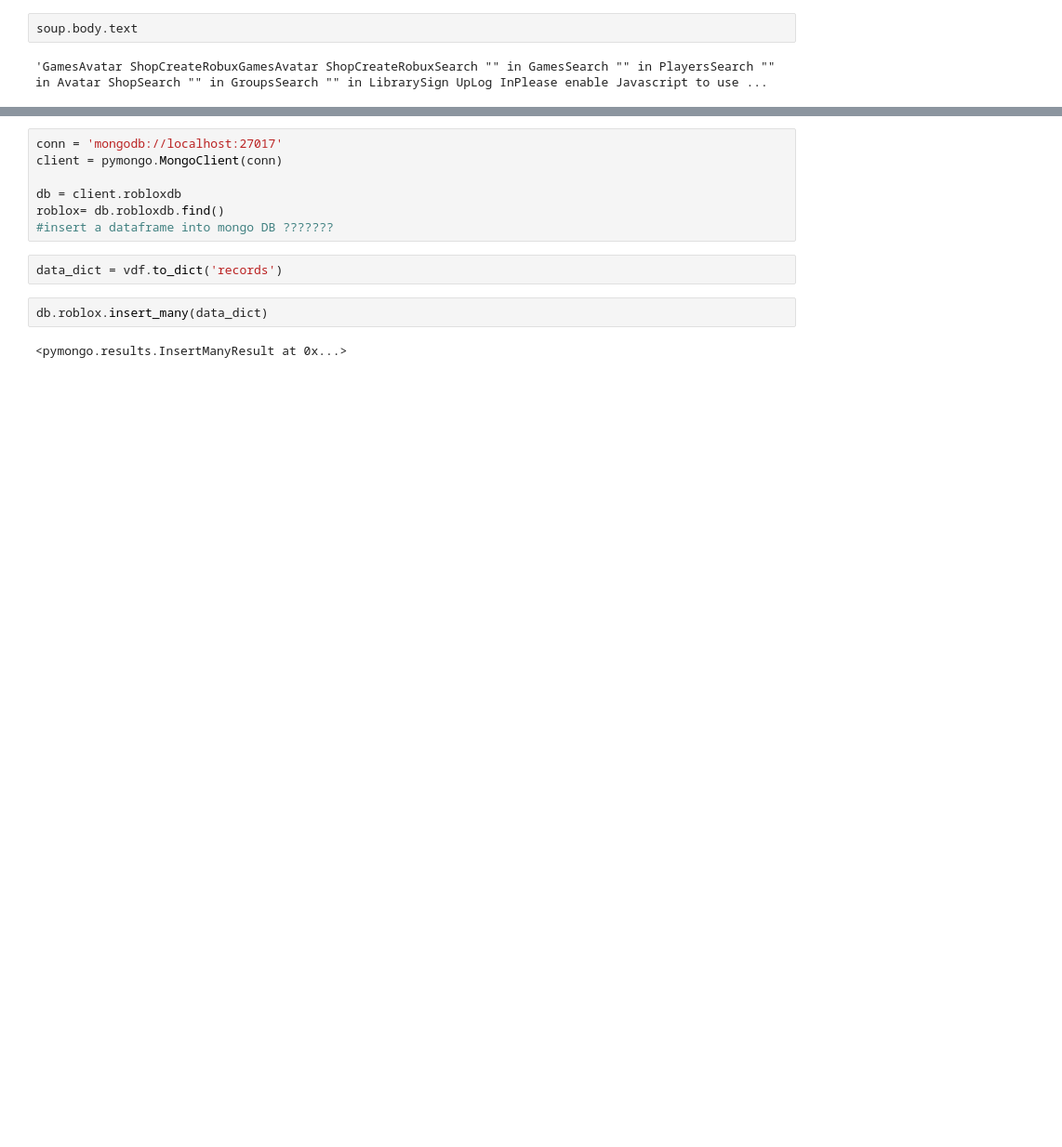
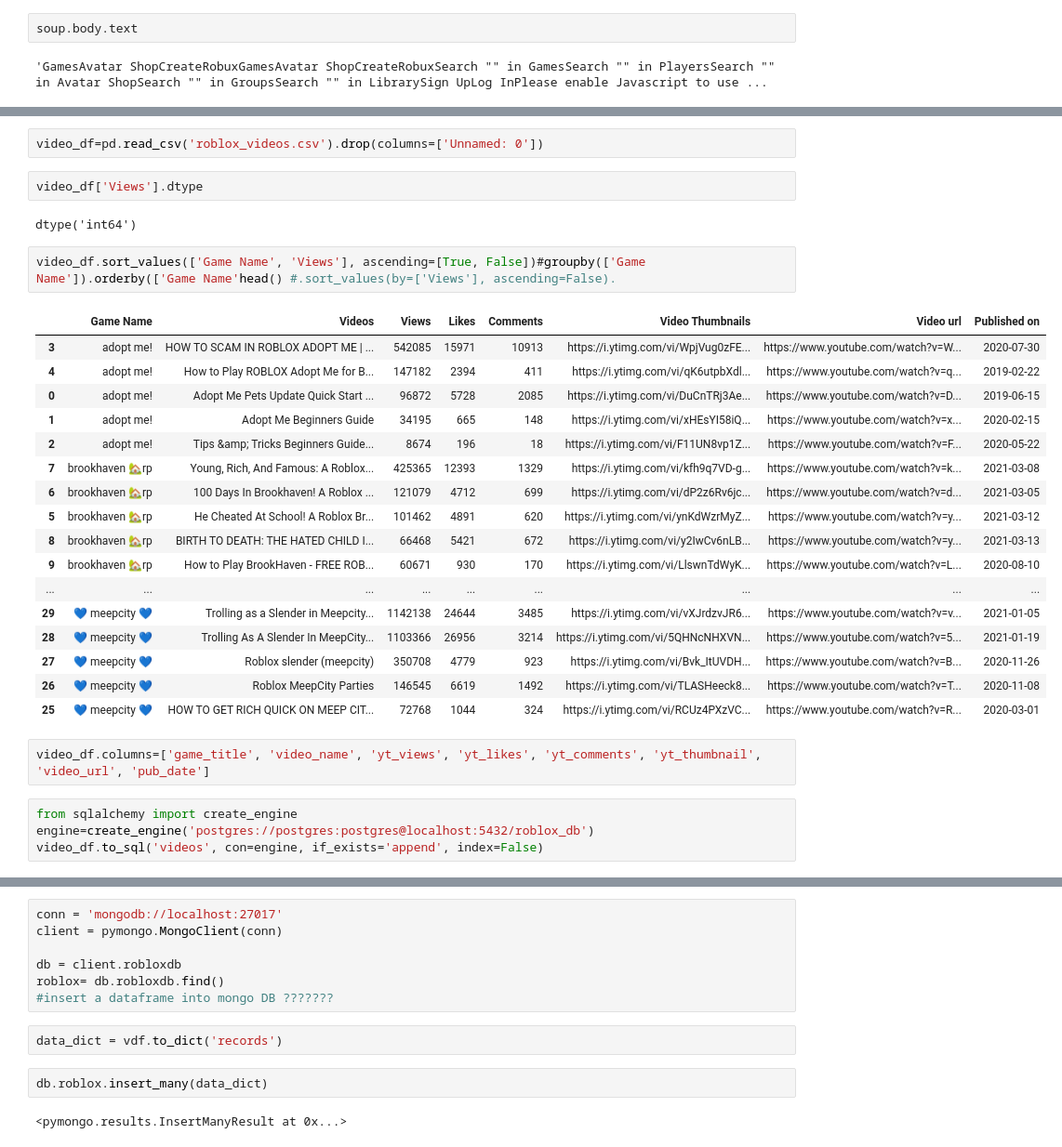
Before and after one commit to swatskool/etl-project-roblox, a Jupyter notebook: combined.ipynb, the cells around one changed output, grey strips where cells are left out. Shown at 93% size. Drawn from its saved outputs; the diff is of its cells as text; blank space fills up the shorter version.

```diff
--- a/combined.ipynb
+++ b/combined.ipynb
@@ -224,0 +300,32 @@ final_df = vdf.merge(sort_df, )
+# %%
+video_df=pd.read_csv('roblox_videos.csv').drop(columns=['Unnamed: 0'])
+# %%
+video_df['Views'].dtype
+# %% [output]
+dtype('int64')
+# %%
+video_df.sort_values(['Game Name', 'Views'], ascending=[True, False])#groupby(['Game Name']).orderby(['Game Name'head() #.sort_values(by=['Views'], ascending=False).
+# %% [output]
+|  | Game Name | Videos | Views | Likes | Comments | Video Thumbnails | Video url | Published on |
+| 3 | adopt me! | HOW TO SCAM IN ROBLOX ADOPT ME | ... | 542085 | 15971 | 10913 | https://i.ytimg.com/vi/WpjVug0zFE... | https://www.youtube.com/watch?v=W... | 2020-07-30 |
+| 4 | adopt me! | How to Play ROBLOX Adopt Me for B... | 147182 | 2394 | 411 | https://i.ytimg.com/vi/qK6utpbXdl... | https://www.youtube.com/watch?v=q... | 2019-02-22 |
+| 0 | adopt me! | Adopt Me Pets Update Quick Start ... | 96872 | 5728 | 2085 | https://i.ytimg.com/vi/DuCnTRj3Ae... | https://www.youtube.com/watch?v=D... | 2019-06-15 |
+| 1 | adopt me! | Adopt Me Beginners Guide | 34195 | 665 | 148 | https://i.ytimg.com/vi/xHEsYI58iQ... | https://www.youtube.com/watch?v=x... | 2020-02-15 |
+| 2 | adopt me! | Tips &amp; Tricks Beginners Guide... | 8674 | 196 | 18 | https://i.ytimg.com/vi/F11UN8vp1Z... | https://www.youtube.com/watch?v=F... | 2020-05-22 |
+| 7 | brookhaven 🏡rp | Young, Rich, And Famous: A Roblox... | 425365 | 12393 | 1329 | https://i.ytimg.com/vi/kfh9q7VD-g... | https://www.youtube.com/watch?v=k... | 2021-03-08 |
+| 6 | brookhaven 🏡rp | 100 Days In Brookhaven! A Roblox ... | 121079 | 4712 | 699 | https://i.ytimg.com/vi/dP2z6Rv6jc... | https://www.youtube.com/watch?v=d... | 2021-03-05 |
+| 5 | brookhaven 🏡rp | He Cheated At School! A Roblox Br... | 101462 | 4891 | 620 | https://i.ytimg.com/vi/ynKdWzrMyZ... | https://www.youtube.com/watch?v=y... | 2021-03-12 |
+| 8 | brookhaven 🏡rp | BIRTH TO DEATH: THE HATED CHILD I... | 66468 | 5421 | 672 | https://i.ytimg.com/vi/y2IwCv6nLB... | https://www.youtube.com/watch?v=y... | 2021-03-13 |
+| 9 | brookhaven 🏡rp | How to Play BrookHaven - FREE ROB... | 60671 | 930 | 170 | https://i.ytimg.com/vi/LlswnTdWyK... | https://www.youtube.com/watch?v=L... | 2020-08-10 |
+| ... | ... | ... | ... | ... | ... | ... | ... | ... |
+| 29 | 💙 meepcity 💙 | Trolling as a Slender in Meepcity... | 1142138 | 24644 | 3485 | https://i.ytimg.com/vi/vXJrdzvJR6... | https://www.youtube.com/watch?v=v... | 2021-01-05 |
+| 28 | 💙 meepcity 💙 | Trolling As A Slender In MeepCity... | 1103366 | 26956 | 3214 | https://i.ytimg.com/vi/5QHNcNHXVN... | https://www.youtube.com/watch?v=5... | 2021-01-19 |
+| 27 | 💙 meepcity 💙 | Roblox slender (meepcity) | 350708 | 4779 | 923 | https://i.ytimg.com/vi/Bvk_ItUVDH... | https://www.youtube.com/watch?v=B... | 2020-11-26 |
+| 26 | 💙 meepcity 💙 | Roblox MeepCity Parties | 146545 | 6619 | 1492 | https://i.ytimg.com/vi/TLASHeeck8... | https://www.youtube.com/watch?v=T... | 2020-11-08 |
+| 25 | 💙 meepcity 💙 | HOW TO GET RICH QUICK ON MEEP CIT... | 72768 | 1044 | 324 | https://i.ytimg.com/vi/RCUz4PXzVC... | https://www.youtube.com/watch?v=R... | 2020-03-01 |
+# %%
+video_df.columns=['game_title', 'video_name', 'yt_views', 'yt_likes', 'yt_comments', 'yt_thumbnail', 'video_url', 'pub_date']
+# %%
+from sqlalchemy import create_engine
+engine=create_engine('postgres://postgres:postgres@localhost:5432/roblox_db')
+video_df.to_sql('videos', con=engine, if_exists='append', index=False)
```
Also changed, not shown: parts of 23 cells of this notebook.
